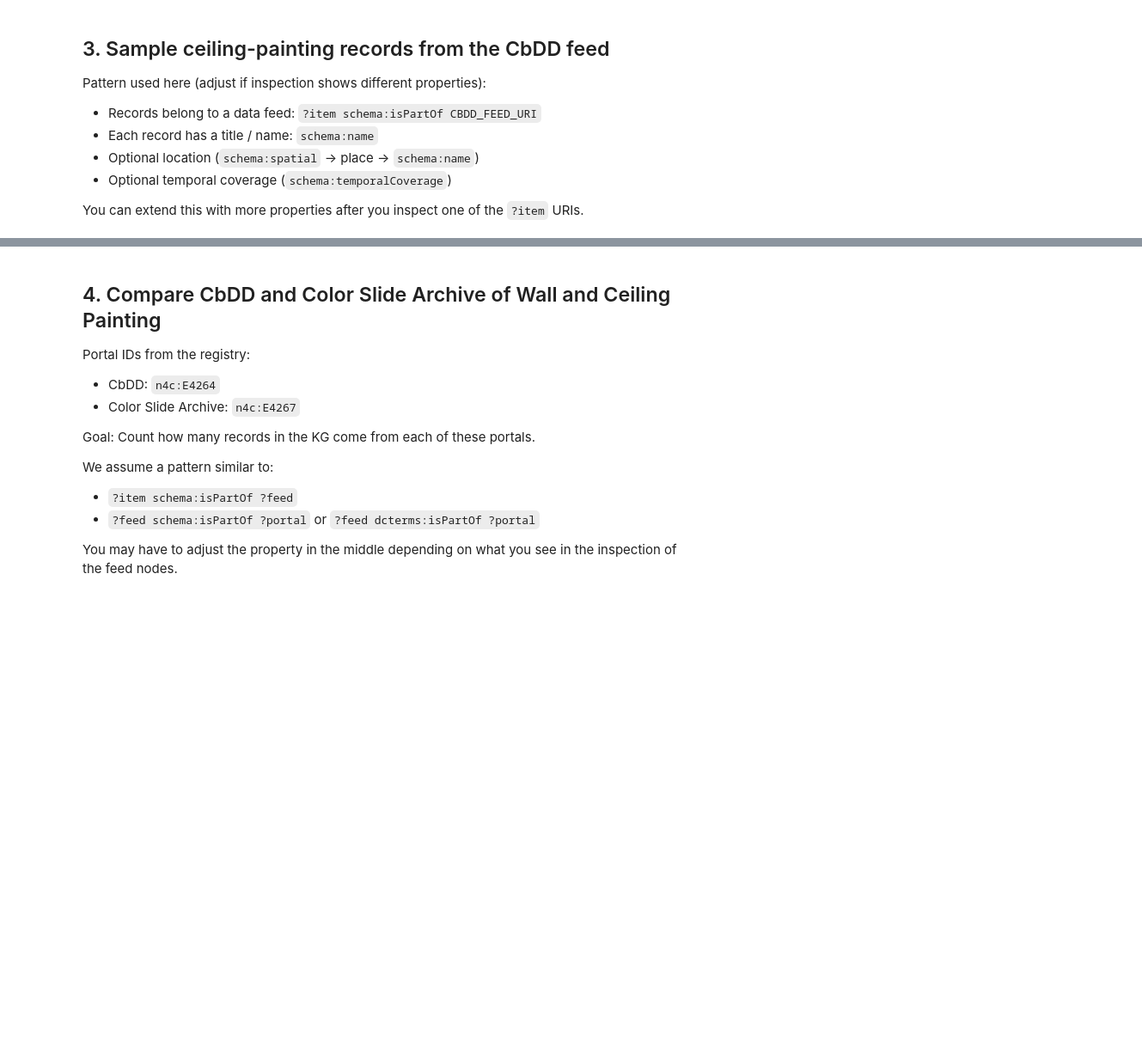
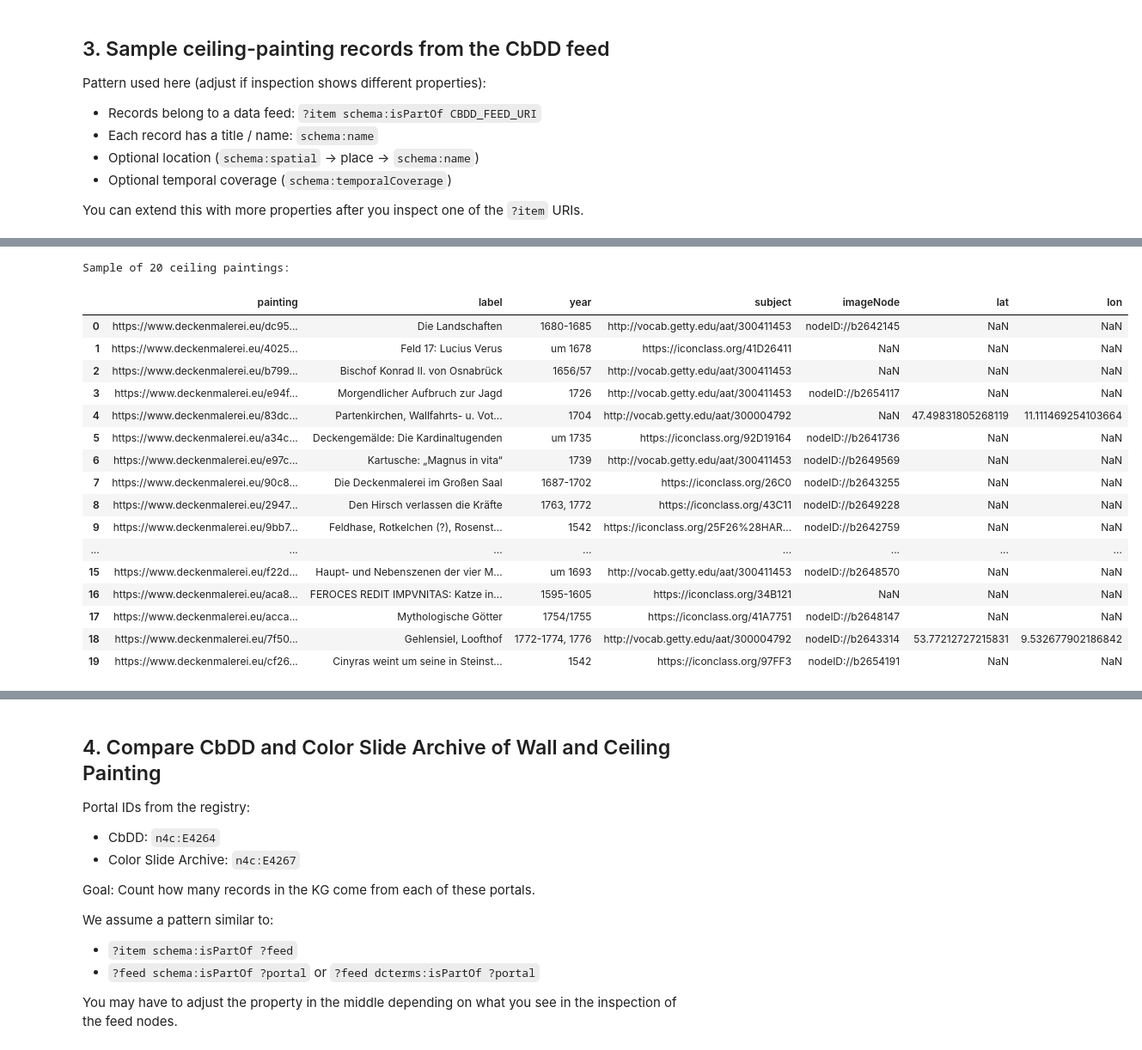
Before and after one commit to ThanosDrossos/DataStories, a Jupyter notebook: DataStory_Baroque.ipynb, the cells around one changed output, grey strips where cells are left out. Shown at 86% size. Saved outputs shown, nothing was run; the diff lists cells and outputs as text; code cells hidden in the pictures; blank space fills up the shorter version.

```diff
--- a/DataStory_Baroque.ipynb
+++ b/DataStory_Baroque.ipynb
@@ -164,0 +367,59 @@ else:
+# %%
+# Let's get sample actual painting records with their key properties
+# Based on the predicates discovered above:
+# - rdfs:label = title/name
+# - CTO_0001073 = year (5527 records have this)
+# - schema:latitude/longitude = coordinates (1244 have geo)
+# - CTO_0001026 = ICONCLASS subjects (23359 - multiple per painting)
+# - schema:associatedMedia = images (4596)
+
+query_sample_paintings = f"""
+SELECT ?painting ?label ?year ?lat ?lon (SAMPLE(?iconclass) AS ?subject) (SAMPLE(?image) AS ?imageNode)
+WHERE {{
+  {CBDD_FEED_URI} schema:dataFeedElement ?feedItem .
+  ?feedItem schema:item ?painting .
+
+  # Title/label
+  ?painting rdfs:label ?label .
+
+  # Optional: Year
+  OPTIONAL {{ ?painting <https://nfdi4culture.de/ontology/CTO_0001073> ?year . }}
+
+  # Optional: Coordinates
+  OPTIONAL {{
+    ?painting schema:latitude ?lat .
+    ?painting schema:longitude ?lon .
+  }}
+
+  # Optional: ICONCLASS subject
+  OPTIONAL {{ ?painting <https://nfdi4culture.de/ontology/CTO_0001026> ?iconclass . }}
+
+  # Optional: Associated media
+  OPTIONAL {{ ?painting schema:associatedMedia ?image . }}
+}}
+GROUP BY ?painting ?label ?year ?lat ?lon
+LIMIT 20
+"""
+
+df_sample_paintings = run_sparql(query_sample_paintings)
+print(f"Sample of {len(df_sample_paintings)} ceiling paintings:")
+df_sample_paintings
+# %% [output]
+Sample of 20 ceiling paintings:
+|  | painting | label | year | subject | imageNode | lat | lon |
+| 0 | https://www.deckenmalerei.eu/dc95... | Die Landschaften | 1680-1685 | http://vocab.getty.edu/aat/300411453 | nodeID://b2642145 | NaN | NaN |
+| 1 | https://www.deckenmalerei.eu/4025... | Feld 17: Lucius Verus | um 1678 | https://iconclass.org/41D26411 | NaN | NaN | NaN |
+| 2 | https://www.deckenmalerei.eu/b799... | Bischof Konrad II. von Osnabrück | 1656/57 | http://vocab.getty.edu/aat/300411453 | NaN | NaN | NaN |
+| 3 | https://www.deckenmalerei.eu/e94f... | Morgendlicher Aufbruch zur Jagd | 1726 | http://vocab.getty.edu/aat/300411453 | nodeID://b2654117 | NaN | NaN |
+| 4 | https://www.deckenmalerei.eu/83dc... | Partenkirchen, Wallfahrts- u. Vot... | 1704 | http://vocab.getty.edu/aat/300004792 | NaN | 47.49831805268119 | 11.111469254103664 |
+| 5 | https://www.deckenmalerei.eu/a34c... | Deckengemälde: Die Kardinaltugenden | um 1735 | https://iconclass.org/92D19164 | nodeID://b2641736 | NaN | NaN |
+| 6 | https://www.deckenmalerei.eu/e97c... | Kartusche: „Magnus in vita“ | 1739 | http://vocab.getty.edu/aat/300411453 | nodeID://b2649569 | NaN | NaN |
+| 7 | https://www.deckenmalerei.eu/90c8... | Die Deckenmalerei im Großen Saal | 1687-1702 | https://iconclass.org/26C0 | nodeID://b2643255 | NaN | NaN |
+| 8 | https://www.deckenmalerei.eu/2947... | Den Hirsch verlassen die Kräfte | 1763, 1772 | https://iconclass.org/43C11 | nodeID://b2649228 | NaN | NaN |
+| 9 | https://www.deckenmalerei.eu/9bb7... | Feldhase, Rotkelchen (?), Rosenst... | 1542 | https://iconclass.org/25F26%28HAR... | nodeID://b2642759 | NaN | NaN |
+| ... | ... | ... | ... | ... | ... | ... | ... |
+| 15 | https://www.deckenmalerei.eu/f22d... | Haupt- und Nebenszenen der vier M... | um 1693 | http://vocab.getty.edu/aat/300411453 | nodeID://b2648570 | NaN | NaN |
+| 16 | https://www.deckenmalerei.eu/aca8... | FEROCES REDIT IMPVNITAS: Katze in... | 1595-1605 | https://iconclass.org/34B121 | NaN | NaN | NaN |
+| 17 | https://www.deckenmalerei.eu/acca... | Mythologische Götter | 1754/1755 | https://iconclass.org/41A7751 | nodeID://b2648147 | NaN | NaN |
+| 18 | https://www.deckenmalerei.eu/7f50... | Gehlensiel, Loofthof | 1772-1774, 1776 | http://vocab.getty.edu/aat/300004792 | nodeID://b2643314 | 53.77212727215831 | 9.532677902186842 |
+| 19 | https://www.deckenmalerei.eu/cf26... | Cinyras weint um seine in Steinst... | 1542 | https://iconclass.org/97FF3 | nodeID://b2654191 | NaN | NaN |
```
Also changed, not shown: parts of 26 cells of this notebook, 1 other file.
